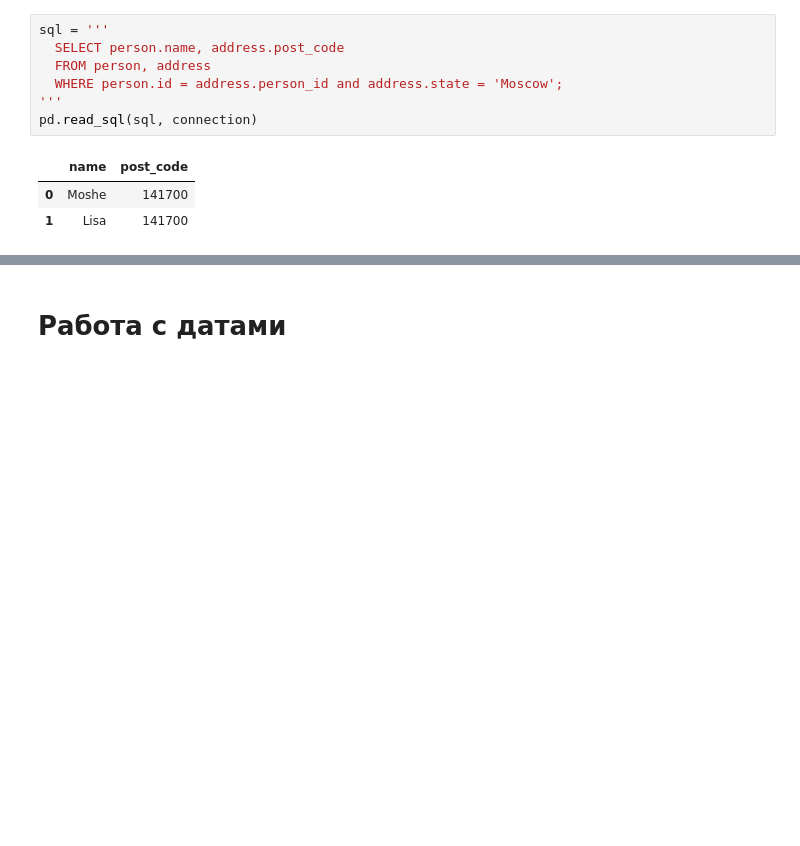
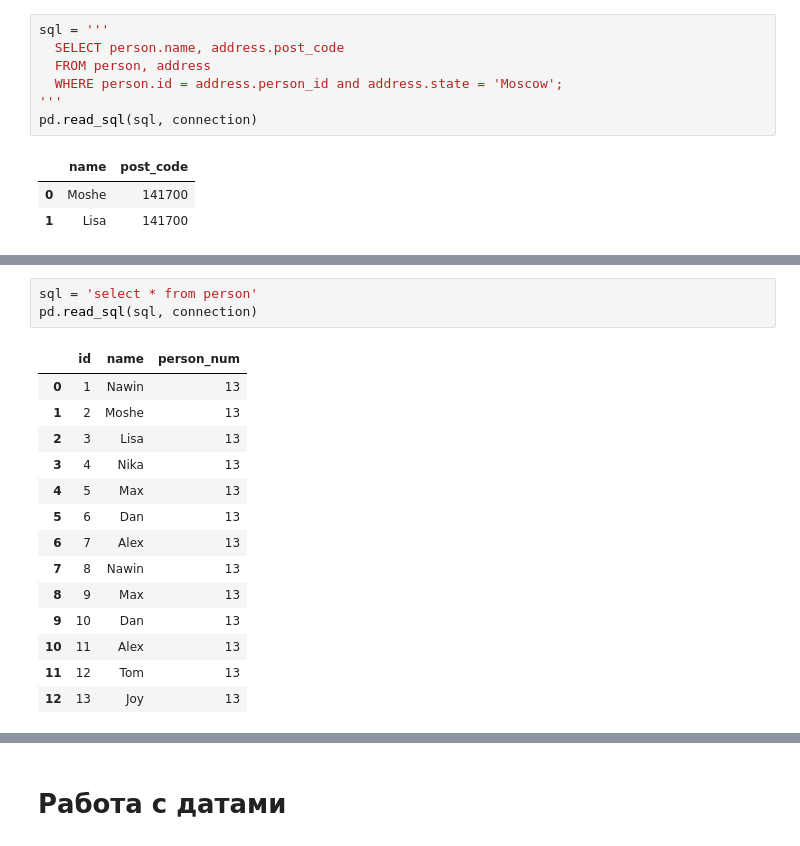
Before and after one commit to alexmal2804/hwds, a Jupyter notebook: HW_"More_about_SQL_raw_ipynb".ipynb, the cells around one changed output, grey strips where cells are left out. Cells and saved outputs as stored; diff of their text form; blank space fills up the shorter version.

```diff
--- a/HW_"More_about_SQL_raw_ipynb".ipynb
+++ b/HW_"More_about_SQL_raw_ipynb".ipynb
@@ -501,0 +544,18 @@ pd.read_sql(sql, connection)
+# %%
+sql = 'select * from person'
+pd.read_sql(sql, connection)
+# %% [output]
+|  | id | name | person_num |
+| 0 | 1 | Nawin | 13 |
+| 1 | 2 | Moshe | 13 |
+| 2 | 3 | Lisa | 13 |
+| 3 | 4 | Nika | 13 |
+| 4 | 5 | Max | 13 |
+| 5 | 6 | Dan | 13 |
+| 6 | 7 | Alex | 13 |
+| 7 | 8 | Nawin | 13 |
+| 8 | 9 | Max | 13 |
+| 9 | 10 | Dan | 13 |
+| 10 | 11 | Alex | 13 |
+| 11 | 12 | Tom | 13 |
+| 12 | 13 | Joy | 13 |
```
Also changed, not shown: parts of 8 cells of this notebook.
